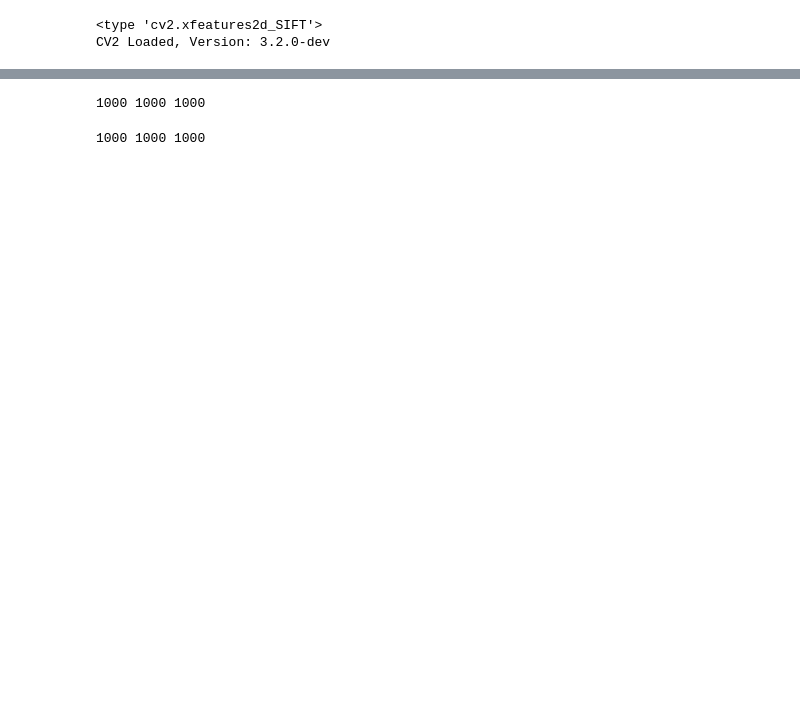
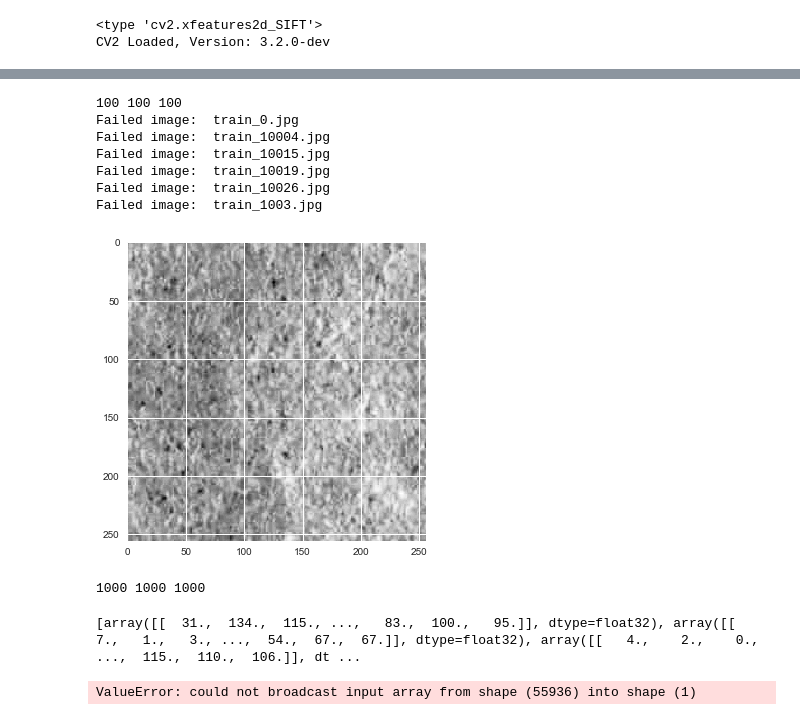
Before and after one commit to ludazhao/human-footprint, a Jupyter notebook: models/sift_surf_subset_desc.ipynb, the cells around one changed output, grey strips where cells are left out. Cells and saved outputs as stored; diff of their text form; code cells hidden in the pictures; blank space fills up the shorter version.

Commit message:
Added code from hog_phog to sift_surf

```diff
--- a/models/sift_surf_subset_desc.ipynb
+++ b/models/sift_surf_subset_desc.ipynb
@@ -82,6 +116,7 @@ def sift_files(directory, count_break):
     sift_kp = []
     sift_desc = []
     sift_images = []
+    sift_failed = []
     for filename in os.listdir(directory):
         if count == count_break:
             break
@@ -92,8 +127,10 @@ def sift_files(directory, count_break):
                 sift_desc.append(desc)
                 sift_images.append(filename)
                 count += 1
+            else:
+                sift_failed.append(filename)
     print len(sift_kp), len(sift_desc), len(sift_images)
-    return sift_kp, sift_desc, sift_images
+    return sift_kp, sift_desc, sift_images, sift_failed
 # %%
 def surf_files(directory, count_break):
     count = 0
@@ -115 +155,16 @@ def surf_files(directory, count_break):
+# %%
+sift_kp, sift_desc, sift_images, sift_failed = sift_files('../data/train-jpg/', 100)
+for i in range(0, 6):
+    print 'Failed image: ', sift_failed[i]
+    gray_img = cv2.imread('../data/train-jpg/' + sift_failed[i], 0)
+    plt.imshow(gray_img)
+# %% [output]
+100 100 100
+Failed image:  train_0.jpg
+Failed image:  train_10004.jpg
+Failed image:  train_10015.jpg
+Failed image:  train_10019.jpg
+Failed image:  train_10026.jpg
+Failed image:  train_1003.jpg
+[figure, added]
 # %%
@@ -117,6 +172,2 @@ sift_kp, sift_desc, sift_images = sift_files('../data/train-jpg/', 1000)
 # %% [output]
 1000 1000 1000
-# %%
-surf_kp, surf_desc, surf_images = surf_files('../data/train-jpg/', 1000)
-# %% [output]
-1000 1000 1000
@@ -122,0 +181,17 @@ surf_kp, surf_desc, surf_images = surf_files('../data/train-jpg/', 1000)
+# %%
+# Code from HOG_PHOG
+features = []
+directory = '../data/train-jpg/'
+for i in range(0, len(sift_images)): # For each image that gave descriptors
+    filename = sift_images[i]
+    raw_img = cv2.imread(directory + filename)
+    raw_img = cv2.resize(raw_img, (0, 0), fx=0.5, fy=0.5)
+    kp, desc = run_sift(directory, filename)
+    combined_feat = np.append(desc.reshape(1, -1), raw_img.reshape(1, -1)) # assuming desc = features
+    features.append(combined_feat.reshape(1, -1))
+print features
+X = np.squeeze(np.array(features))
+print "X shape:", X.shape
+# %% [output]
+[array([[  31.,  134.,  115., ...,   83.,  100.,   95.]], dtype=float32), array([[  7.,   1.,   3., ...,  54.,  67.,  67.]], dtype=float32), array([[   4.,    2.,    0., ...,  115.,  110.,  106.]], dt ...
+ValueError: could not broadcast input array from shape (55936) into shape (1)
```
Also changed, not shown: parts of 10 cells of this notebook.
